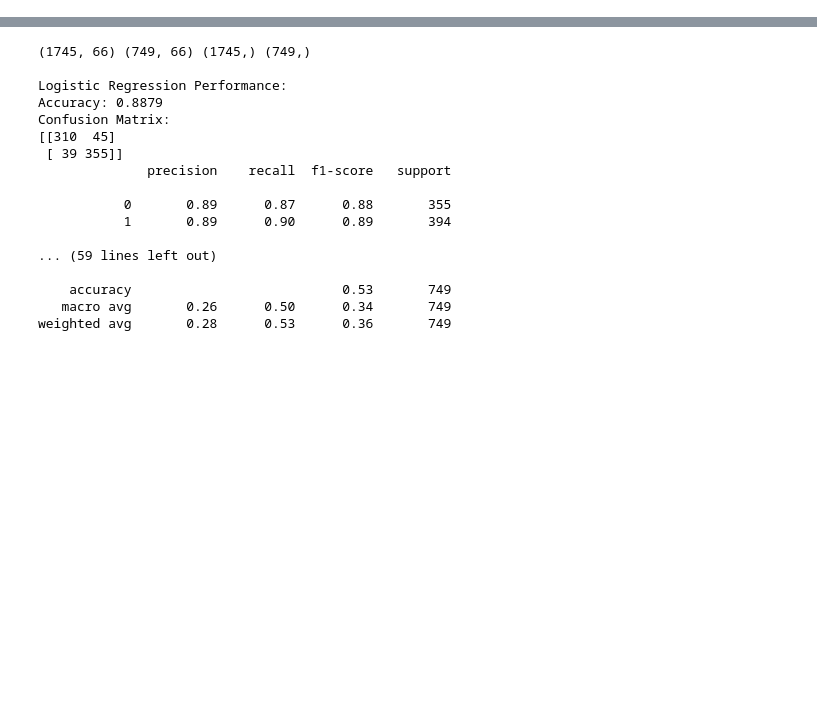
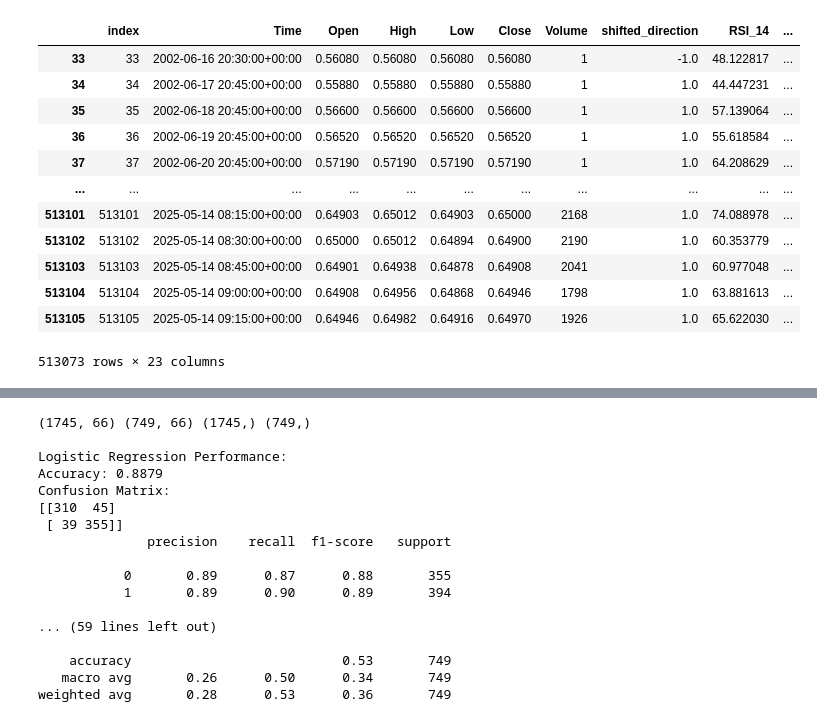
Before and after one commit to SacSresta/Research, a Jupyter notebook: notebook/state_08_code_compile_and_loop.ipynb, the cells around one changed output, grey strips where cells are left out. Saved outputs shown, nothing was run; the diff lists cells and outputs as text; code cells hidden in the pictures; blank space fills up the shorter version.

```diff
--- a/notebook/state_08_code_compile_and_loop.ipynb
+++ b/notebook/state_08_code_compile_and_loop.ipynb
@@ -35,0 +51,18 @@ def backtest(y_pred, X_test):
+# %%
+data = get_fx_data(df = df,ind=True)
+# %%
+data
+# %% [output]
+|  | index | Time | Open | High | Low | Close | Volume | shifted_direction | RSI_14 | ... |
+| 33 | 33 | 2002-06-16 20:30:00+00:00 | 0.56080 | 0.56080 | 0.56080 | 0.56080 | 1 | -1.0 | 48.122817 | ... |
+| 34 | 34 | 2002-06-17 20:45:00+00:00 | 0.55880 | 0.55880 | 0.55880 | 0.55880 | 1 | 1.0 | 44.447231 | ... |
+| 35 | 35 | 2002-06-18 20:45:00+00:00 | 0.56600 | 0.56600 | 0.56600 | 0.56600 | 1 | 1.0 | 57.139064 | ... |
+| 36 | 36 | 2002-06-19 20:45:00+00:00 | 0.56520 | 0.56520 | 0.56520 | 0.56520 | 1 | 1.0 | 55.618584 | ... |
+| 37 | 37 | 2002-06-20 20:45:00+00:00 | 0.57190 | 0.57190 | 0.57190 | 0.57190 | 1 | 1.0 | 64.208629 | ... |
+| ... | ... | ... | ... | ... | ... | ... | ... | ... | ... | ... |
+| 513101 | 513101 | 2025-05-14 08:15:00+00:00 | 0.64903 | 0.65012 | 0.64903 | 0.65000 | 2168 | 1.0 | 74.088978 | ... |
+| 513102 | 513102 | 2025-05-14 08:30:00+00:00 | 0.65000 | 0.65012 | 0.64894 | 0.64900 | 2190 | 1.0 | 60.353779 | ... |
+| 513103 | 513103 | 2025-05-14 08:45:00+00:00 | 0.64901 | 0.64938 | 0.64878 | 0.64908 | 2041 | 1.0 | 60.977048 | ... |
+| 513104 | 513104 | 2025-05-14 09:00:00+00:00 | 0.64908 | 0.64956 | 0.64868 | 0.64946 | 1798 | 1.0 | 63.881613 | ... |
+| 513105 | 513105 | 2025-05-14 09:15:00+00:00 | 0.64946 | 0.64982 | 0.64916 | 0.64970 | 1926 | 1.0 | 65.622030 | ... |
+513073 rows × 23 columns
```
Also changed, not shown: parts of 19 cells of this notebook, 3 other files.
